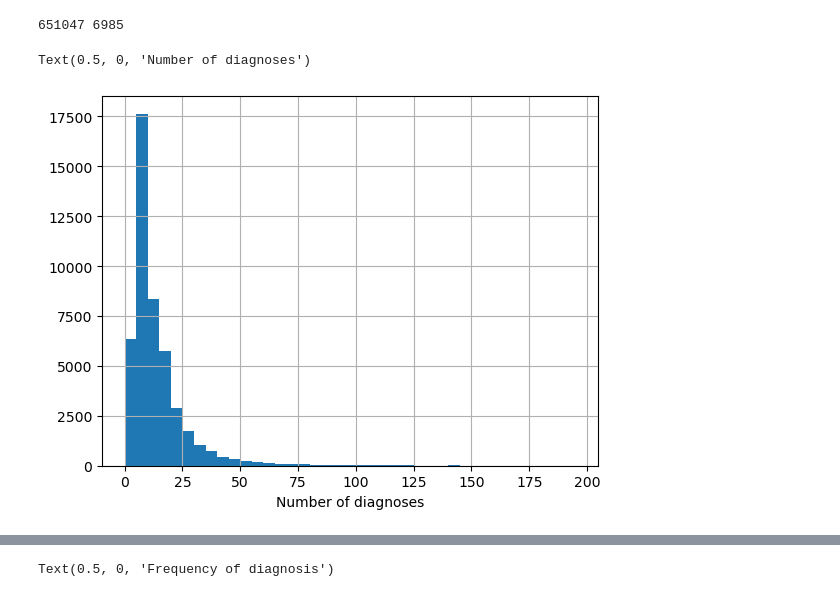
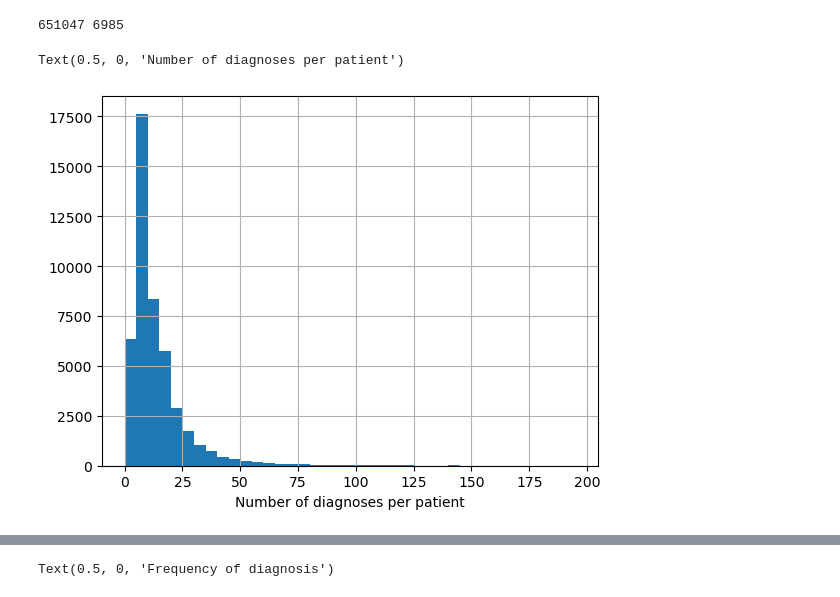
Before and after one commit to kirilklein/patbert, a Jupyter notebook: notebooks/explore/mimic3.ipynb, the cells around one changed output, grey strips where cells are left out. Drawn from its saved outputs; the diff is of its cells as text; code cells hidden in the pictures.

```diff
--- a/notebooks/explore/mimic3.ipynb
+++ b/notebooks/explore/mimic3.ipynb
@@ -122,7 +202,7 @@ print(len(diag), diag.CONCEPT.nunique())
 651047 6985
 # %%
 diag.groupby('PID').CONCEPT.count().sort_values( ascending=False).hist(bins=np.arange(0, 200, 5))
-plt.xlabel('Number of diagnoses')
+plt.xlabel('Number of diagnoses per patient')
 # %% [output]
-Text(0.5, 0, 'Number of diagnoses')
+Text(0.5, 0, 'Number of diagnoses per patient')
-[figure, old version]
+[figure, new version]
```
Also changed, not shown: parts of 27 cells of this notebook, 3 other files.
